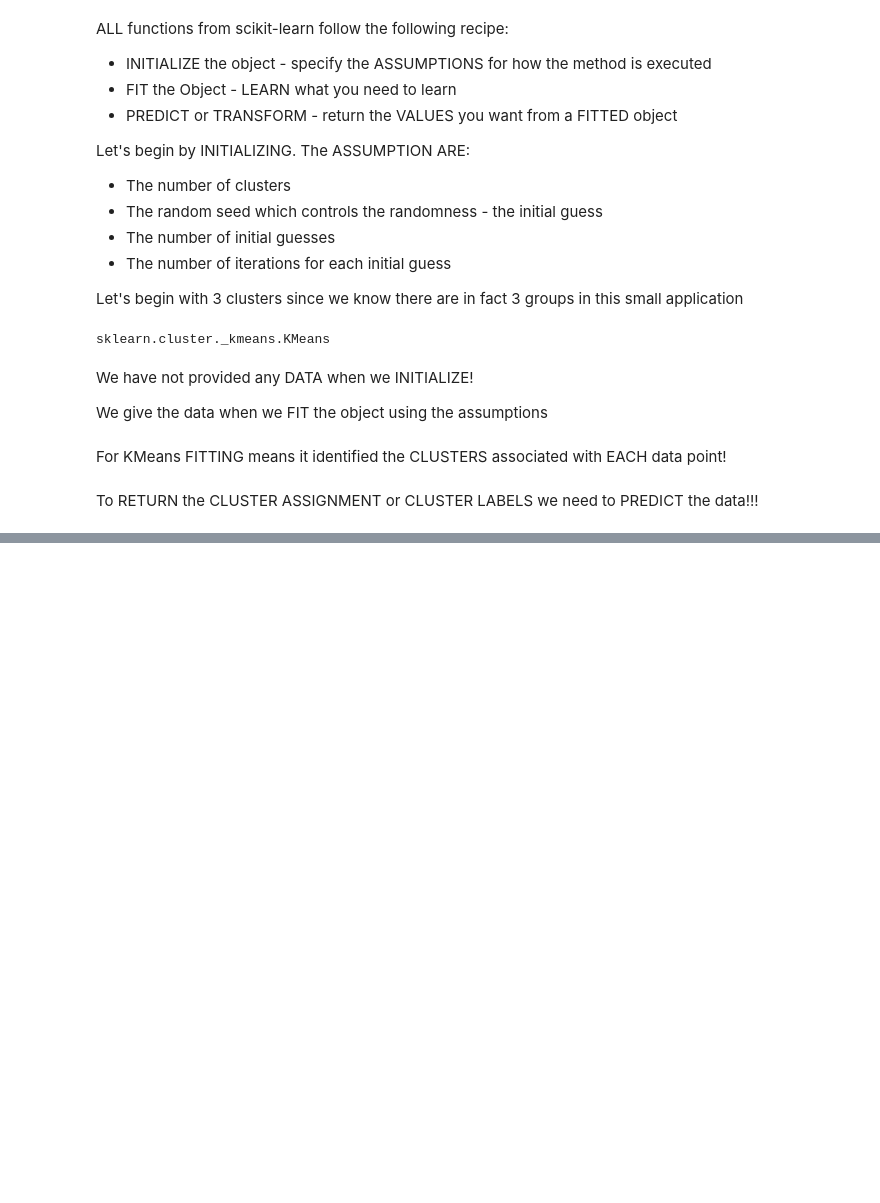
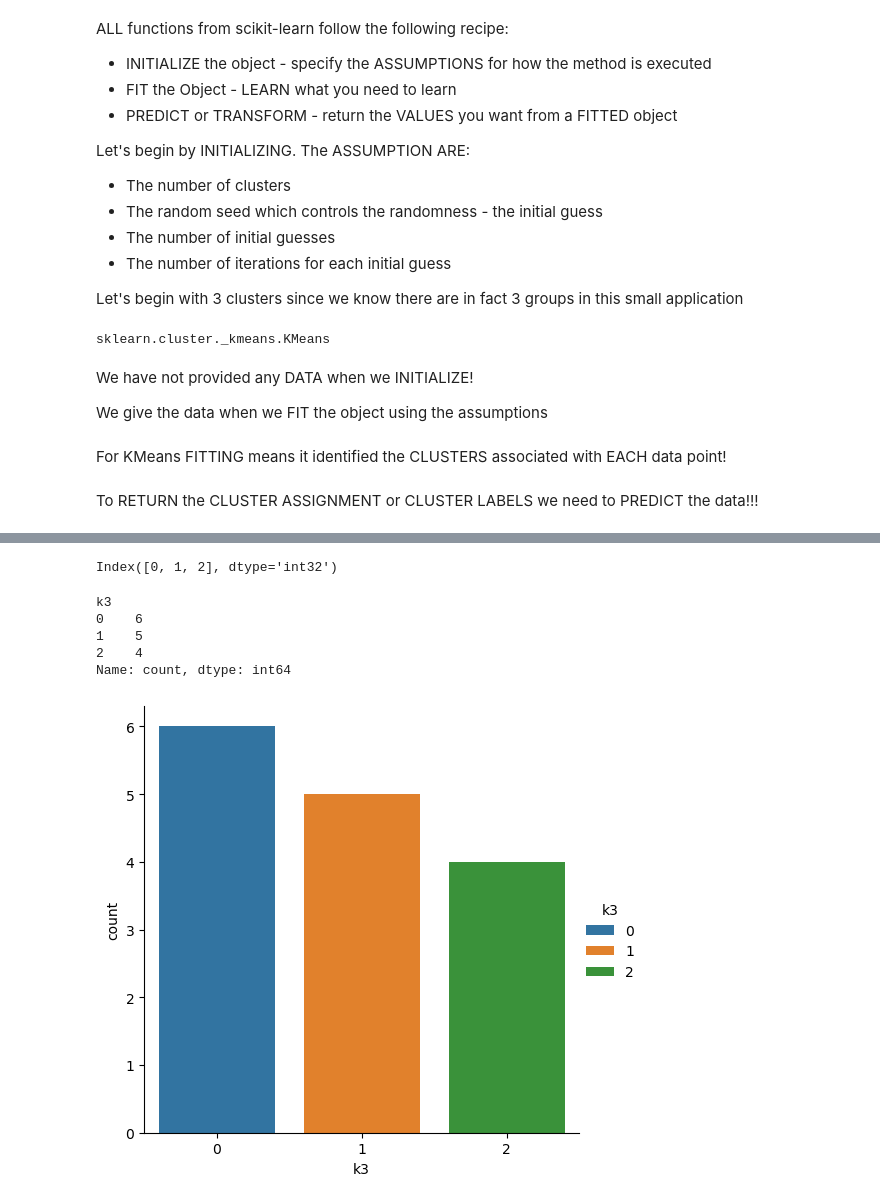
Before and after one commit to johnskpaulxqe/data-science, a Jupyter notebook: courses/CMPINF2100/publish/compinf2100_project/week_08/week_08_kmeans_1.ipynb, the cells around one changed output, grey strips where cells are left out. Drawn from its saved outputs; the diff is of its cells as text; code cells hidden in the pictures; blank space fills up the shorter version.

```diff
--- a/courses/CMPINF2100/publish/compinf2100_project/week_08/week_08_kmeans_1.ipynb
+++ b/courses/CMPINF2100/publish/compinf2100_project/week_08/week_08_kmeans_1.ipynb
@@ -151,0 +265,2 @@ To RETURN the CLUSTER ASSIGNMENT or CLUSTER LABELS we need to PREDICT the data!!
+# %%
+df_copy['k3'] = df_copy.k3.astype('category')
@@ -151,0 +280,17 @@ To RETURN the CLUSTER ASSIGNMENT or CLUSTER LABELS we need to PREDICT the data!!
+# %%
+df_copy.k3.cat.categories
+# %% [output]
+Index([0, 1, 2], dtype='int32')
+# %%
+df_copy.k3.value_counts()
+# %% [output]
+k3
+0    6
+1    5
+2    4
+Name: count, dtype: int64
+# %%
+sns.catplot(data = df_copy, x='k3', kind='count', hue='k3')
+plt.show()
+# %% [output]
+[figure, added]
```
Also changed, not shown: parts of 51 cells of this notebook, 1 other file.
